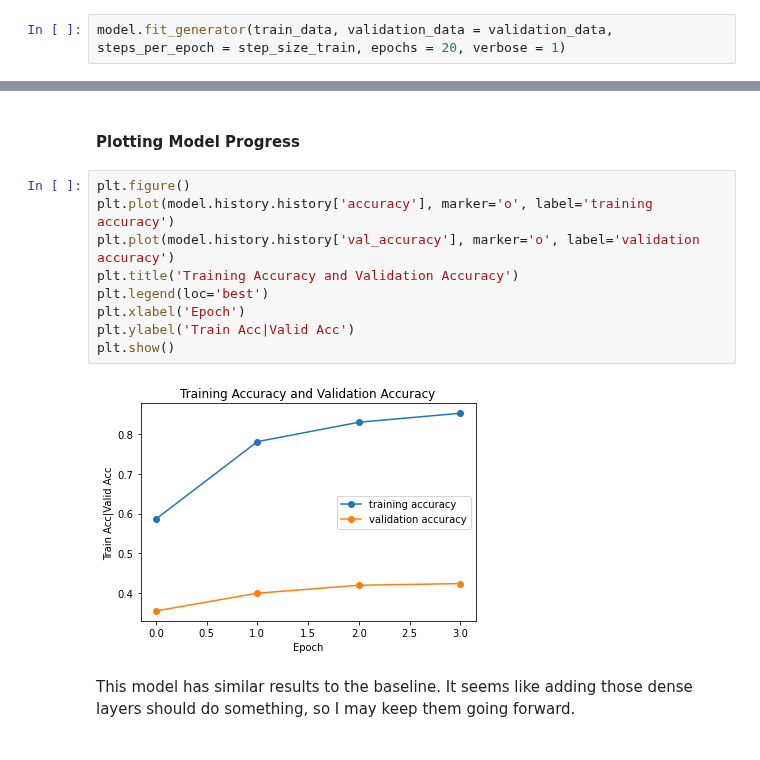
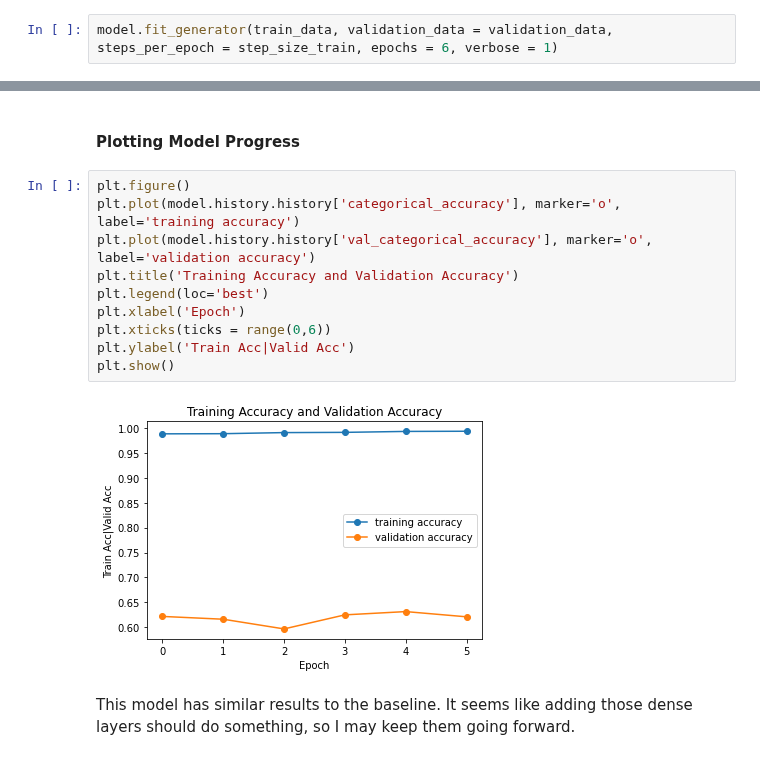
Before and after one commit to Windblown-Marionette/fingerspelling-text, a Jupyter notebook: Fingerspelling-CNN-3-Exploring-Model-Improvements-and-Training-Models.ipynb, the cells around one changed output, grey strips where cells are left out. Cells and saved outputs as stored; diff of their text form.

```diff
--- a/Fingerspelling-CNN-3-Exploring-Model-Improvements-and-Training-Models.ipynb
+++ b/Fingerspelling-CNN-3-Exploring-Model-Improvements-and-Training-Models.ipynb
@@ -1141,5 +1143,5 @@ step_size_train
 # %% [output]
 711
 # %%
-model.fit_generator(train_data, validation_data = validation_data, steps_per_epoch = step_size_train, epochs = 20, verbose = 1)
+model.fit_generator(train_data, validation_data = validation_data, steps_per_epoch = step_size_train, epochs = 6, verbose = 1)
 # %% [output]
@@ -1156,15 +1162,16 @@ Epoch 4/4
 #### Plotting Model Progress
 # %%
 plt.figure()
-plt.plot(model.history.history['accuracy'], marker='o', label='training accuracy')
-plt.plot(model.history.history['val_accuracy'], marker='o', label='validation accuracy')
+plt.plot(model.history.history['categorical_accuracy'], marker='o', label='training accuracy')
+plt.plot(model.history.history['val_categorical_accuracy'], marker='o', label='validation accuracy')
 plt.title('Training Accuracy and Validation Accuracy')
 plt.legend(loc='best')
 plt.xlabel('Epoch')
+plt.xticks(ticks = range(0,6))
 plt.ylabel('Train Acc|Valid Acc')
 plt.show()
 # %% [output]
-[figure, old version]
+[figure, new version]
 # %% [markdown]
 This model has similar results to the baseline. It seems like adding those dense layers should do something, so I may keep them going forward.
 # %% [markdown]
```
Also changed, not shown: parts of 34 cells of this notebook, 3 other files.
